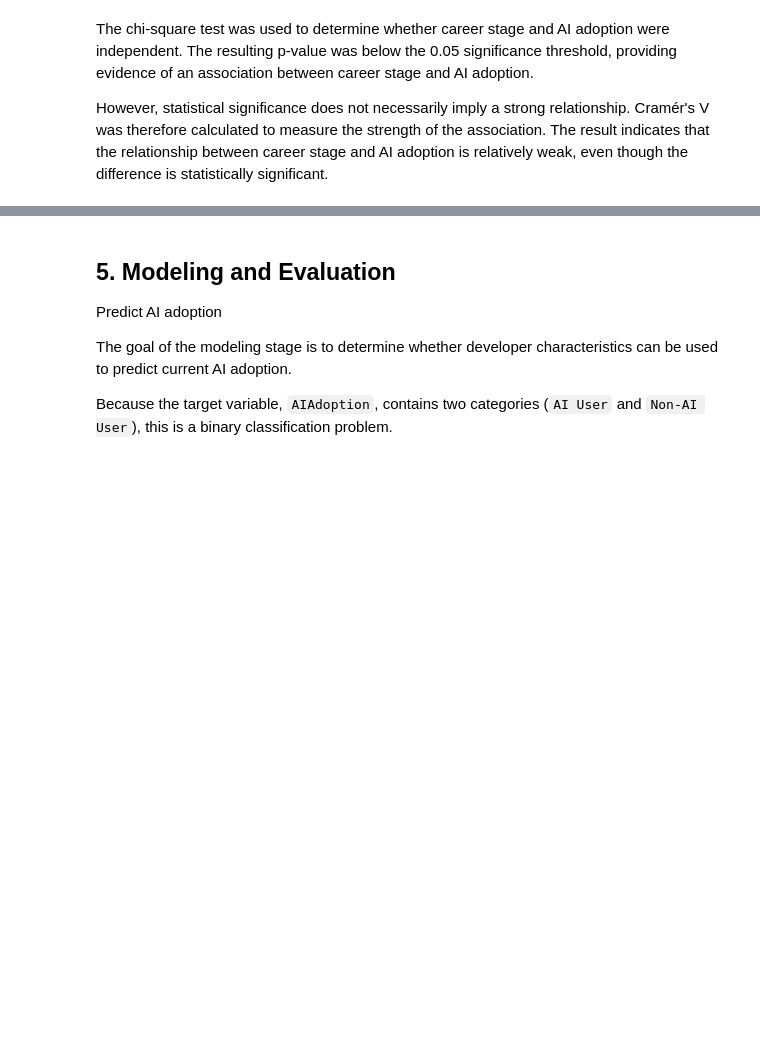
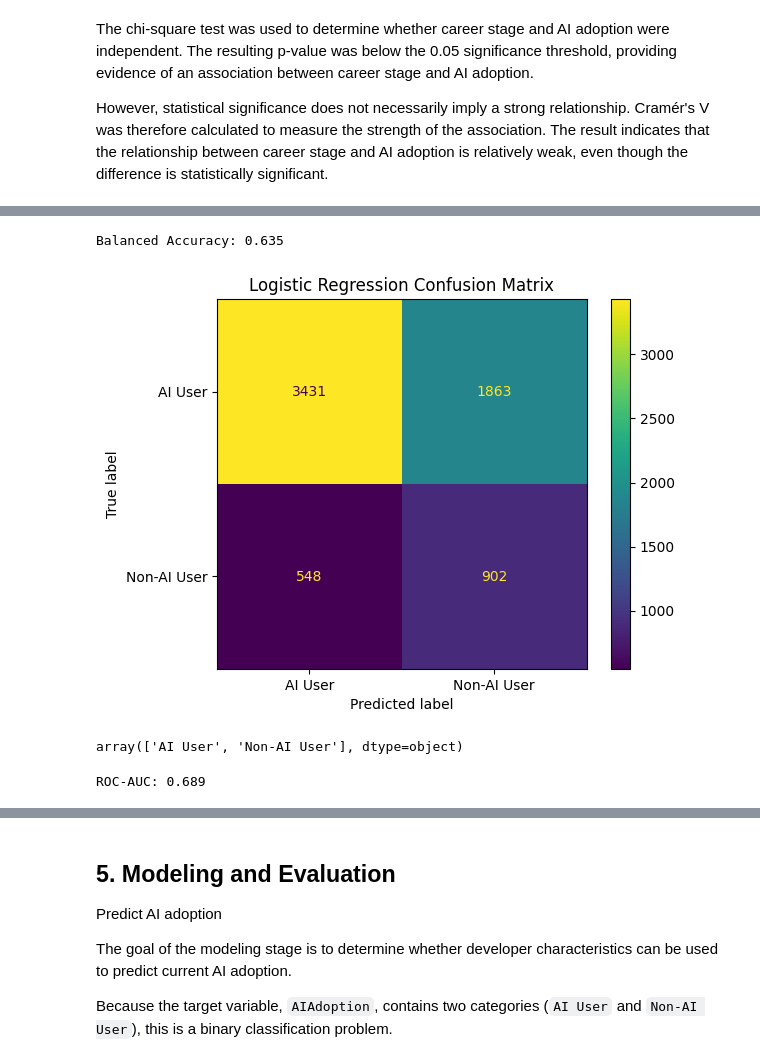
Before and after one commit to RaveTheBrave/Udacity-Data-Science-Stack-Overflow-Blog-Post, a Jupyter notebook: Stack Overflow Blog Post.ipynb, the cells around one changed output, grey strips where cells are left out. Drawn from its saved outputs; the diff is of its cells as text; code cells hidden in the pictures; blank space fills up the shorter version.

Commit message:
Updated training data section

```diff
--- a/Stack Overflow Blog Post.ipynb
+++ b/Stack Overflow Blog Post.ipynb
@@ -653,0 +836,18 @@ weak, even though the difference is statistically significant.
+# %%
+preprocessor = ColumnTransformer([
+    ('num', numeric_pipeline, numeric_features),
+    ('cat', categorical_pipeline, categorical_features)
+])
+# %%
+from sklearn.linear_model import LogisticRegression
+
+logistic_model = Pipeline([
+    ('preprocessor', preprocessor),
+    ('classifier', LogisticRegression(
+        max_iter=1000,
+        class_weight='balanced',
+        random_state=42
+    ))
+])
+# %%
+logistic_model.fit(X_train, y_train)
@@ -653,0 +872,2 @@ weak, even though the difference is statistically significant.
+# %%
+y_pred = logistic_model.predict(X_test)
@@ -653,0 +899,52 @@ weak, even though the difference is statistically significant.
+# %%
+from sklearn.metrics import balanced_accuracy_score
+
+balanced_acc = balanced_accuracy_score(
+    y_test,
+    y_pred
+)
+
+print("Balanced Accuracy:", round(balanced_acc, 3))
+# %% [output]
+Balanced Accuracy: 0.635
+# %%
+from sklearn.metrics import confusion_matrix, ConfusionMatrixDisplay
+import matplotlib.pyplot as plt
+
+cm = confusion_matrix(
+    y_test,
+    y_pred,
+    labels=['AI User', 'Non-AI User']
+)
+
+disp = ConfusionMatrixDisplay(
+    confusion_matrix=cm,
+    display_labels=['AI User', 'Non-AI User']
+)
+
+disp.plot()
+plt.title('Logistic Regression Confusion Matrix')
+plt.show()
+# %% [output]
+[figure, added]
+# %%
+logistic_model.classes_
+# %% [output]
+array(['AI User', 'Non-AI User'], dtype=object)
+# %%
+from sklearn.metrics import roc_auc_score
+
+ai_user_index = list(logistic_model.classes_).index('AI User')
+
+y_prob = logistic_model.predict_proba(X_test)[:, ai_user_index]
+
+y_test_binary = (y_test == 'AI User').astype(int)
+
+roc_auc = roc_auc_score(
+    y_test_binary,
+    y_prob
+)
+
+print("ROC-AUC:", round(roc_auc, 3))
+# %% [output]
+ROC-AUC: 0.689
```
Also changed, not shown: parts of 61 cells of this notebook.
